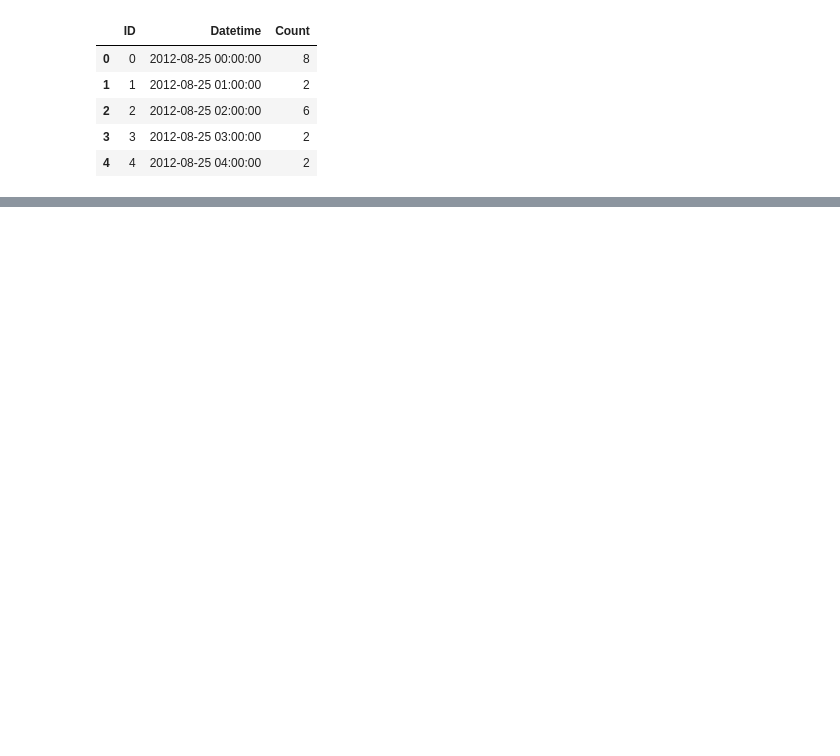
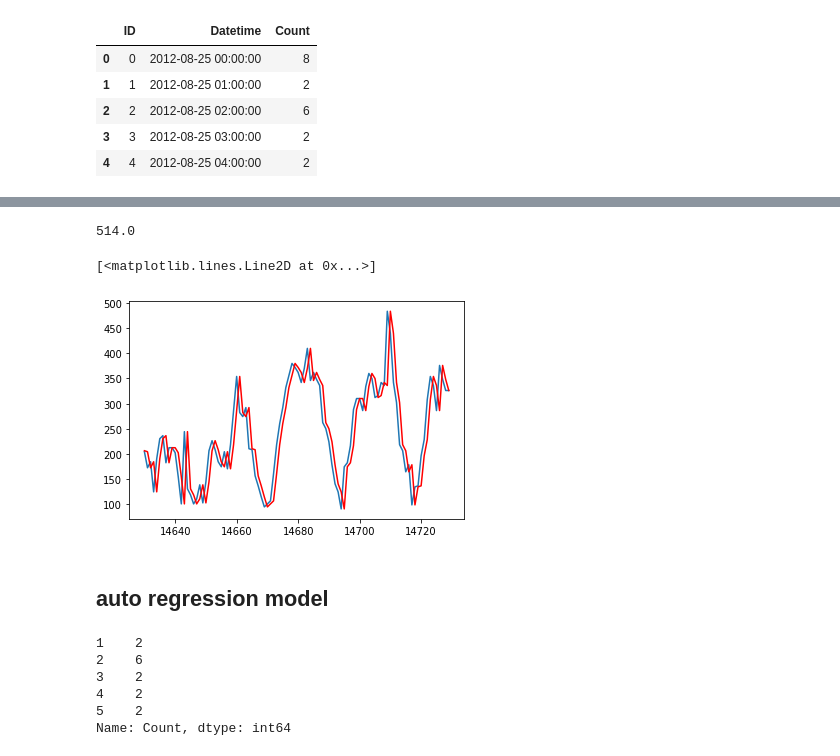
Before and after one commit to ehsansam69/Time-series-analyzing, a Jupyter notebook: 1st.ipynb, the cells around one changed output, grey strips where cells are left out. Saved outputs shown, nothing was run; the diff lists cells and outputs as text; code cells hidden in the pictures; blank space fills up the shorter version.

Commit message:
auto regression model

```diff
--- a/1st.ipynb
+++ b/1st.ipynb
@@ -169,0 +44,2 @@ autocorrelation_plot(df['Count']).set_xlim([0,500])
+# %%
+df['c'] = df['Count'].shift(1)
@@ -169,0 +50,2 @@ autocorrelation_plot(df['Count']).set_xlim([0,500])
+# %%
+train, test = df[1:int(df.shape[0]*0.8)], df[int(df.shape[0]*0.8):]
@@ -169,0 +65,3 @@ autocorrelation_plot(df['Count']).set_xlim([0,500])
+# %%
+train_X, train_y = train['c'], train['Count']
+test_X, test_y = test['c'], test['Count']
@@ -169,0 +70,2 @@ autocorrelation_plot(df['Count']).set_xlim([0,500])
+# %%
+predictions = test_X.copy()
@@ -169,0 +93,8 @@ autocorrelation_plot(df['Count']).set_xlim([0,500])
+# %%
+from sklearn.metrics import mean_squared_error
+mse = mean_squared_error(test_y[0:2], predictions[0:2])
+mse
+#mse of first 100 data
+# mse of this model would be a criterion for other models.. if mse of a model be more than this mse, the modeel wouldnt be efficent.
+# %% [output]
+514.0
@@ -169,0 +103,8 @@ autocorrelation_plot(df['Count']).set_xlim([0,500])
+# %%
+plt.plot(test_y[0:100])
+plt.plot(predictions[0:100],color='red')
+# %% [output]
+[<matplotlib.lines.Line2D at 0x...>]
+[figure, added]
+# %% [markdown]
+## auto regression model
@@ -169,0 +113,9 @@ autocorrelation_plot(df['Count']).set_xlim([0,500])
+# %%
+train.head()
+# %% [output]
+1    2
+2    6
+3    2
+4    2
+5    2
+Name: Count, dtype: int64
```
Also changed, not shown: parts of 55 cells of this notebook.
